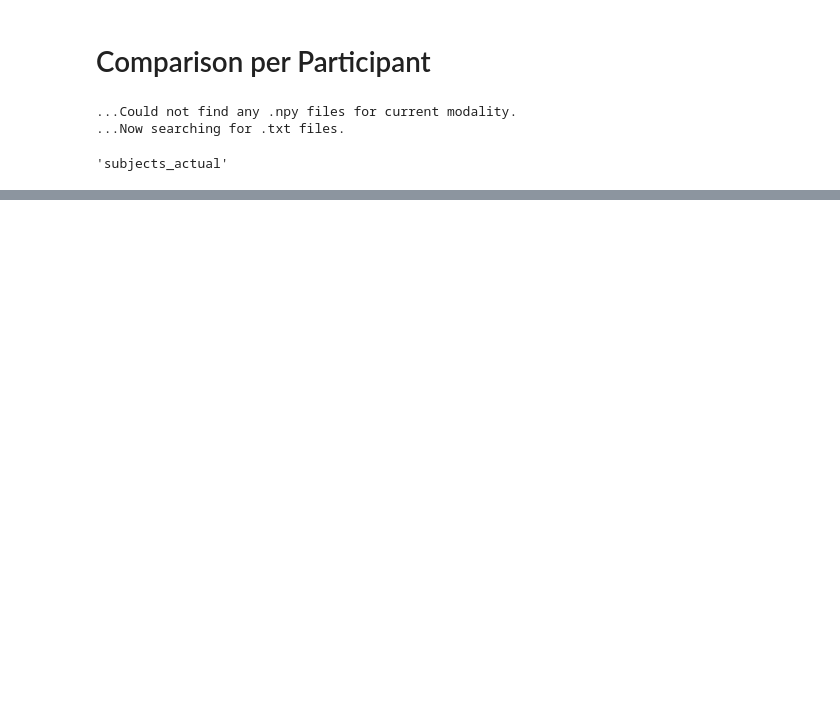
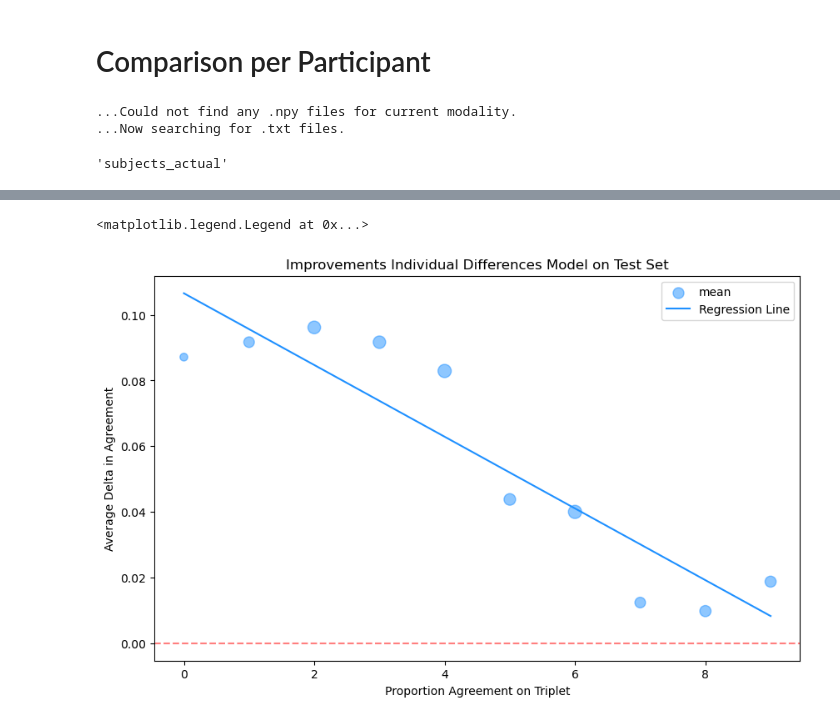
Before and after one commit to MirkoTh/semantic-representations-ID, a Jupyter notebook: analyze-results-joint-model.ipynb, the cells around one changed output, grey strips where cells are left out. Drawn from its saved outputs; the diff is of its cells as text; code cells hidden in the pictures; blank space fills up the shorter version.

```diff
--- a/analyze-results-joint-model.ipynb
+++ b/analyze-results-joint-model.ipynb
@@ -455,0 +522,4 @@ df_ns.to_csv("data/deltas-learned-weighted-embeddings.csv")
+# %%
+df_deltas = df_items_results.groupby(["id_lo", "id_mid", "id_hi", "prop_max"])[["accuracy_avg", "accuracy_ID"]].aggregate(["count", "mean"]).reset_index()
+# %%
+df_deltas.columns = ['_'.join(col).strip() for col in df_deltas.columns.values]
@@ -455,0 +535,7 @@ df_ns.to_csv("data/deltas-learned-weighted-embeddings.csv")
+# %%
+df_deltas["delta"] = df_deltas["accuracy_ID_mean"] - df_deltas["accuracy_avg_mean"]
+# %%
+df_deltas_filter = df_deltas.query("accuracy_avg_count >= 10").copy()
+df_deltas_filter["prop_bin"] = pd.cut(df_deltas_filter["prop_max_"], bins=10, labels=False)
+df_deltas_filter["prop_bin_label"] = pd.cut(df_deltas_filter["prop_max_"], bins=10)
+df_deltas_agg = df_deltas_filter.groupby("prop_bin")["delta"].aggregate(["mean", "count"]).reset_index()
@@ -455,0 +556,22 @@ df_ns.to_csv("data/deltas-learned-weighted-embeddings.csv")
+# %%
+# Perform linear regression
+slope, intercept = np.polyfit(df_deltas_agg['prop_bin'], df_deltas_agg['mean'], 1)
+regression_line = slope * df_deltas_agg['prop_bin'] + intercept
+
+plt.figure(figsize=(10, 6))
+scatter = plt.scatter(data=df_deltas_agg, x="prop_bin", y="mean", s=df_deltas_agg["count"], alpha=0.5, color="dodgerblue")
+plt.plot(df_deltas_agg['prop_bin'], regression_line, color='dodgerblue', label='Regression Line')
+plt.axhline(y = 0, c = "red", linestyle="--", alpha = .5)
+
+# Adding titles and labels
+plt.title('Improvements Individual Differences Model on Test Set')
+plt.xlabel('Proportion Agreement on Triplet')
+plt.ylabel('Average Delta in Agreement')
+# Create legend for point sizes
+handles, labels = scatter.legend_elements(prop="sizes", alpha=0.6, num=5)
+size_labels = [f"{int(float(label.split('{')[1].split('}')[0]))} (size)" for label in labels]
+plt.legend(handles, size_labels, title="Count (Point Size)")
+plt.legend()
+# %% [output]
+<matplotlib.legend.Legend at 0x...>
+[figure, added]
```
Also changed, not shown: parts of 47 cells of this notebook, 3 other files.
